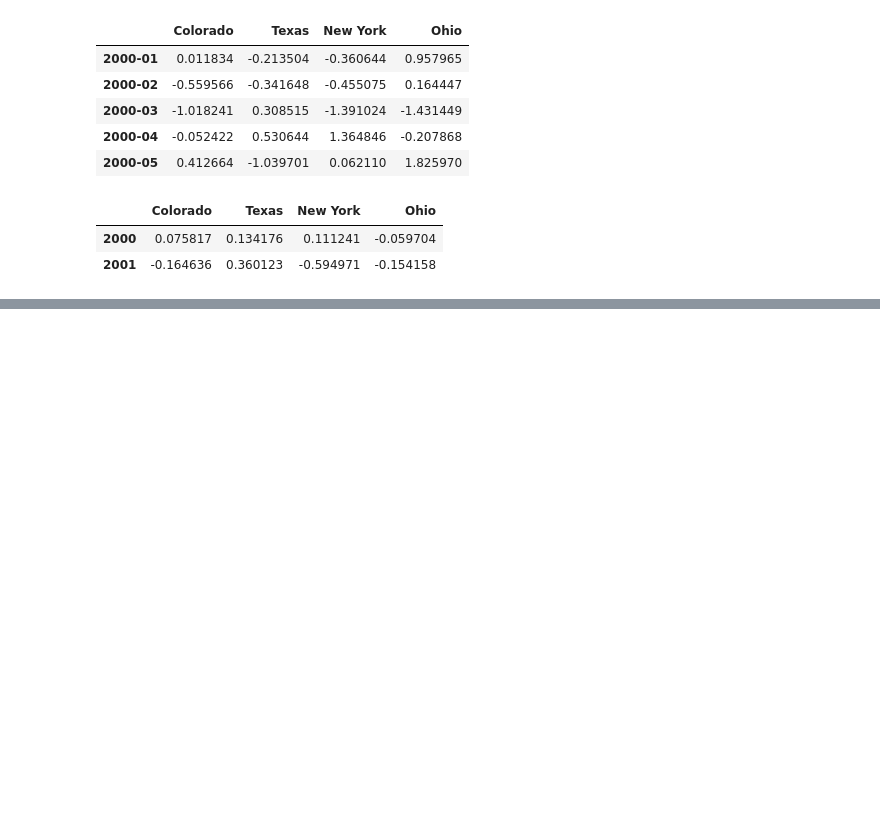
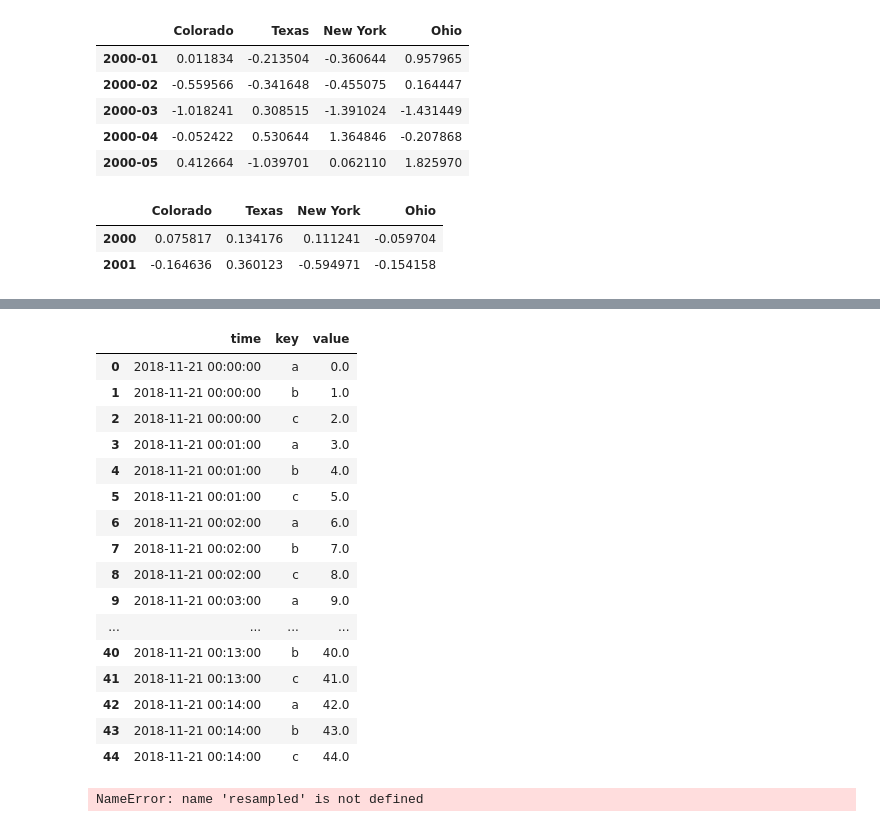
Before and after one commit to SmallHongLiu/JupyterNotebookProjectOne, a Jupyter notebook: pandas入门.ipynb, the cells around one changed output, grey strips where cells are left out. Drawn from its saved outputs; the diff is of its cells as text; code cells hidden in the pictures; blank space fills up the shorter version.

```diff
--- a/pandas入门.ipynb
+++ b/pandas入门.ipynb
@@ -4641,0 +5112,6 @@ annual_frame
+# %%
+N = 15
+times = pd.date_range('2018-11-21 00:00', freq='1min', periods=N)
+df = pd.DataFrame({'time': times,
+                  'value': np.arange(N)})
+df
@@ -4641,0 +5143,5 @@ annual_frame
+# %%
+df2 = pd.DataFrame({'time': times.repeat(3),
+                   'key': np.tile(['a', 'b', 'c'], N),
+                   'value': np.arange(N * 3.)})
+df2[:7]
@@ -4641,0 +5157,6 @@ annual_frame
+# %%
+time_key = pd.TimeGrouper('5min')
+resample = (df2.set_index('time')
+           .groupby(['key', time_key])
+           .sum())
+resample
@@ -4641,0 +5194,24 @@ annual_frame
+# %%
+df2
+# %% [output]
+|  | time | key | value |
+| 0 | 2018-11-21 00:00:00 | a | 0.0 |
+| 1 | 2018-11-21 00:00:00 | b | 1.0 |
+| 2 | 2018-11-21 00:00:00 | c | 2.0 |
+| 3 | 2018-11-21 00:01:00 | a | 3.0 |
+| 4 | 2018-11-21 00:01:00 | b | 4.0 |
+| 5 | 2018-11-21 00:01:00 | c | 5.0 |
+| 6 | 2018-11-21 00:02:00 | a | 6.0 |
+| 7 | 2018-11-21 00:02:00 | b | 7.0 |
+| 8 | 2018-11-21 00:02:00 | c | 8.0 |
+| 9 | 2018-11-21 00:03:00 | a | 9.0 |
+| ... | ... | ... | ... |
+| 40 | 2018-11-21 00:13:00 | b | 40.0 |
+| 41 | 2018-11-21 00:13:00 | c | 41.0 |
+| 42 | 2018-11-21 00:14:00 | a | 42.0 |
+| 43 | 2018-11-21 00:14:00 | b | 43.0 |
+| 44 | 2018-11-21 00:14:00 | c | 44.0 |
+# %%
+resampled.reset_index()
+# %% [output]
+NameError: name 'resampled' is not defined
```
Also changed, not shown: parts of 49 cells of this notebook.
